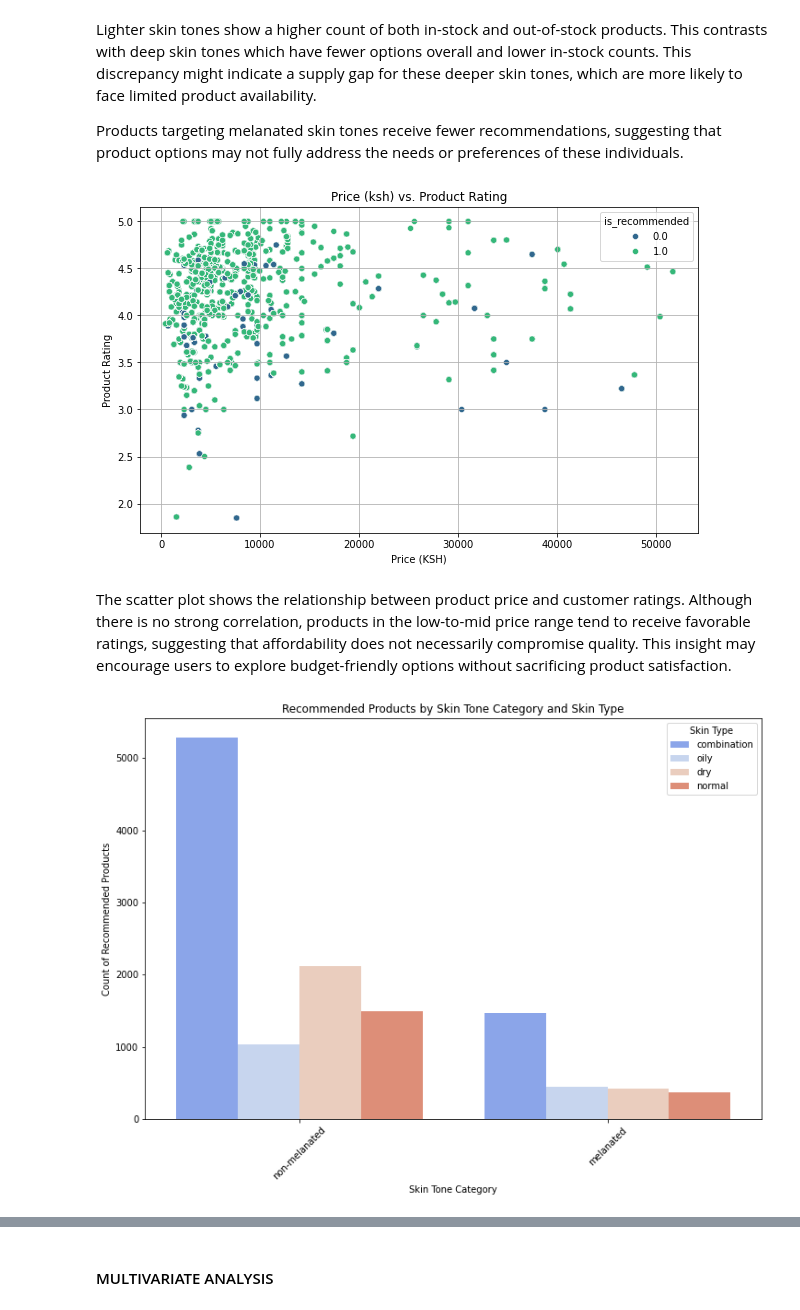
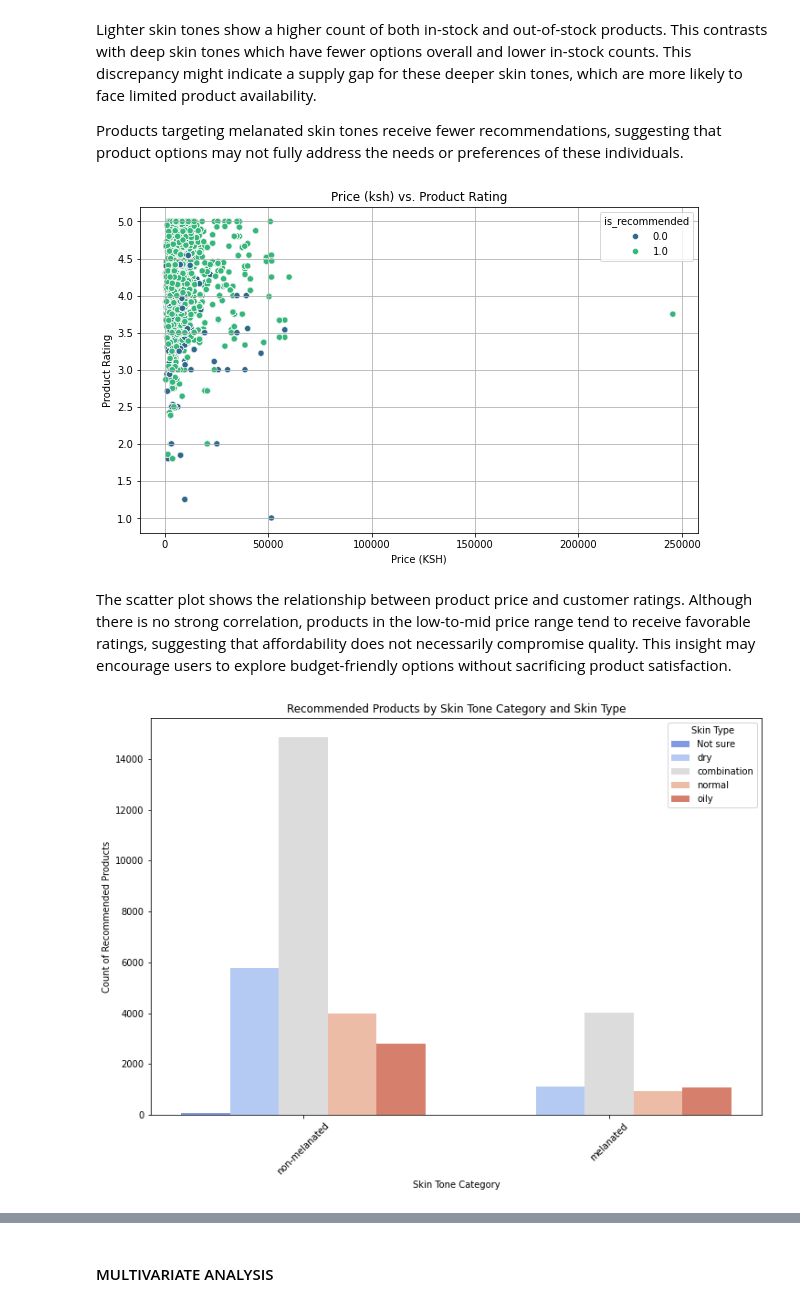
Before and after one commit to ECCHERUIYOT/AI-Powered-Recommendations-For-Melanin-Skin, a Jupyter notebook: index.ipynb, the cells around one changed output, grey strips where cells are left out. Cells and saved outputs as stored; diff of their text form; code cells hidden in the pictures.

```diff
--- a/index.ipynb
+++ b/index.ipynb
@@ -202,7 +204,3 @@ data.drop(columns=columns_to_drop, axis=1, inplace=True)
 print("Dropped columns with over 50% missing values:", columns_to_drop)
 # %% [output]
 Dropped columns with over 50% missing values: ['variation_desc']
-# %%
-# Drop rows with missing values
-data.dropna(axis=0,inplace=True)
-data.info()
@@ -308,8 +346,8 @@ Additionally, we perform other essential feature engineering tasks, including co
 # Lists of skin tones categorized as 'light' or 'dark'
 light_skin_tones = ['light', 'fair', 'lightMedium', 'fairLight', 'porcelain', 'olive']
 dark_skin_tones = ['mediumTan', 'medium', 'tan', 'rich', 'deep', 'dark']
-# Creating a new column 'skin_tone_category' with 'light' and 'dark' values
-data['skin_tone_category'] = data['skin_tone'].apply(lambda x: 'non-melanated' if x in light_skin_tones else 'melanated' if x in dark_skin_tones else 'other')
+# Creating a new column 'skin_tone_category' with 'non-melanated' or 'melanated'
+data['skin_tone_category'] = data['skin_tone'].apply(lambda x: 'non-melanated' if x in light_skin_tones else 'melanated' if x in dark_skin_tones else 'Not Sure')
 
 # Convert 'submission_time' to datetime format
 data['submission_time'] = pd.to_datetime(data['submission_time'], errors='coerce')
@@ -452,0 +485,12 @@ plt.show()
+# %%
+# Filter out 'Not Sure' entries in the 'skin_tone_category' column
+filtered_data = data[data['skin_tone_category'] != 'Not Sure']
+
+# Group by 'price_tier' and 'skin_tone_category', and plot the distribution
+skin_tone_tier = filtered_data.groupby(['price_tier', 'skin_tone_category']).size().unstack()
+skin_tone_tier.plot(kind='bar', stacked=True)
+plt.title('Skin Tone Distribution by Price Tier')
+plt.xlabel('Price Tier')
+plt.ylabel('Number of Users')
+plt.legend(title='Skin Tone Category')
+plt.show()
@@ -482,26 +528,26 @@ Products targeting melanated skin tones receive fewer recommendations, suggestin
 # %%
 # Correlation between Ratings and Price
 plt.figure(figsize=(10, 6))
-sns.scatterplot(data=data, x='price_ksh', y='rating', hue='is_recommended', palette='viridis')
+sns.scatterplot(data=filtered_data, x='price_ksh', y='rating', hue='is_recommended', palette='viridis')
 plt.title('Price (ksh) vs. Product Rating')
 plt.xlabel('Price (KSH)')
 plt.ylabel('Product Rating')
 plt.grid()
 plt.show()
 # %% [output]
-[figure, old version]
+[figure, new version]
 # %% [markdown]
 The scatter plot shows the relationship between product price and customer ratings. Although there is no strong correlation, products in the low-to-mid price range tend to receive favorable ratings, suggesting that affordability does not necessarily compromise quality. This insight may encourage users to explore budget-friendly options without sacrificing product satisfaction.
 # %%
 # Count of Recommended Products by Skin Tone and Skin Type
 plt.figure(figsize=(12, 8))
-sns.countplot(x='skin_tone_category', hue='skin_type', data=data[data['is_recommended'] == 1], palette='coolwarm')
+sns.countplot(x=filtered_data['skin_tone_category'], hue='skin_type', data=data[data['is_recommended'] == 1], palette='coolwarm')
 plt.title('Recommended Products by Skin Tone Category and Skin Type')
 plt.xlabel('Skin Tone Category')
 plt.ylabel('Count of Recommended Products')
 plt.xticks(rotation=45)
 plt.legend(title='Skin Type')
 plt.show()
 # %% [output]
-[figure, old version]
+[figure, new version]
 # %% [markdown]
```
Also changed, not shown: parts of 63 cells of this notebook, 9 other files.
